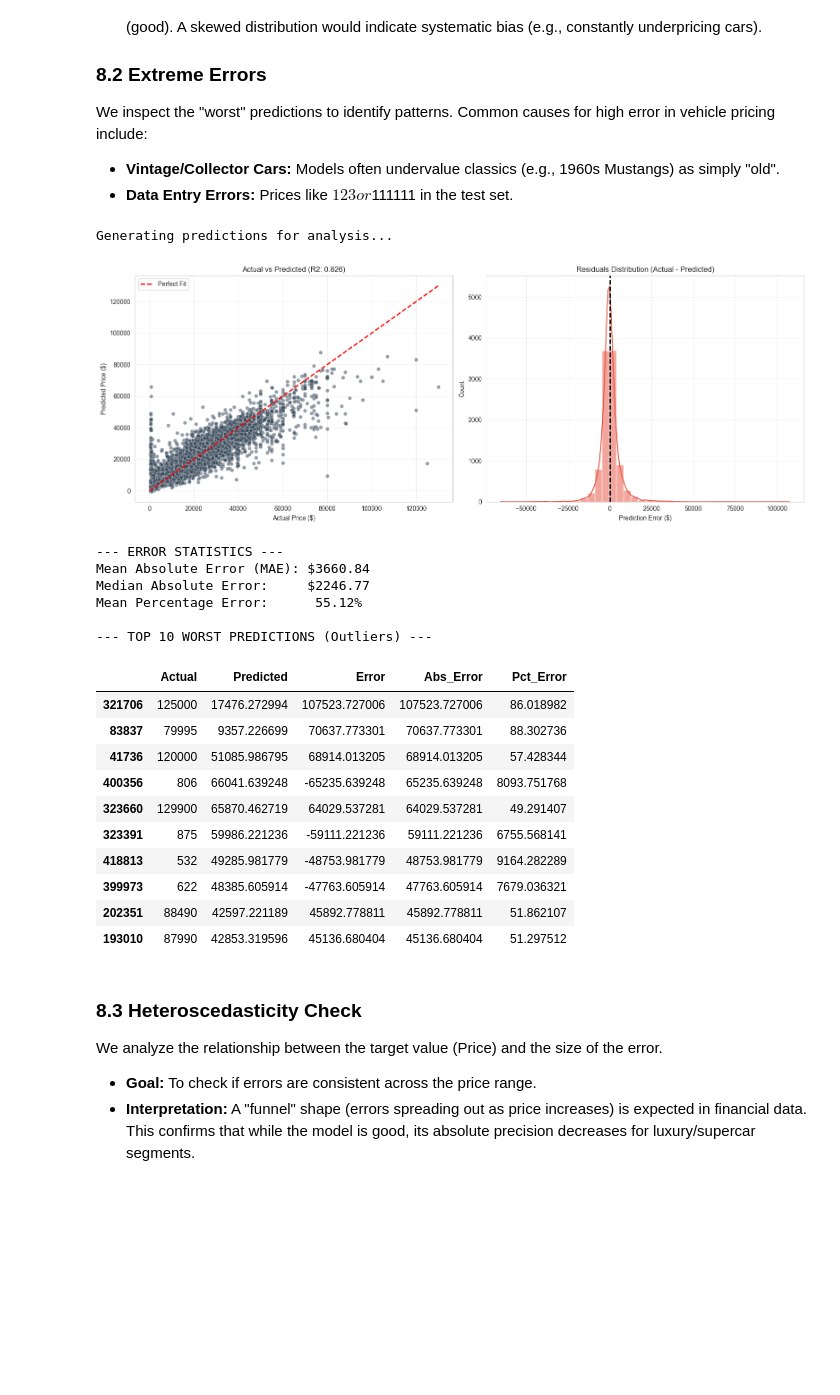
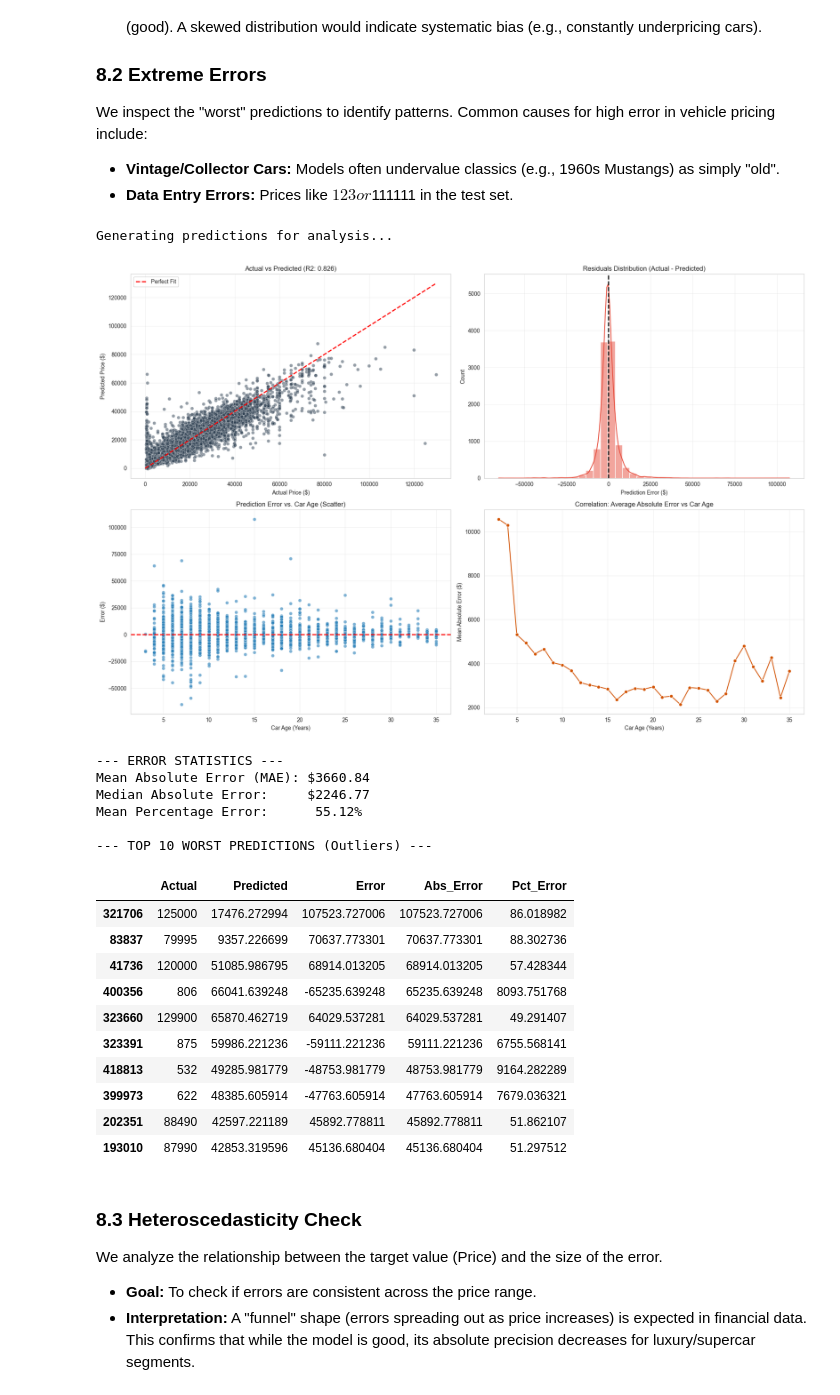
Before and after one commit to WojciechHrycenko/MachineLearning2, a Jupyter notebook: Regression - Used Cars/regression_user_cars.ipynb, the cells around one changed output. Saved outputs shown, nothing was run; the diff lists cells and outputs as text; code cells hidden in the pictures; blank space fills up the shorter version.

```diff
--- a/Regression - Used Cars/regression_user_cars.ipynb
+++ b/Regression - Used Cars/regression_user_cars.ipynb
@@ -1070,10 +1070,10 @@ df_analysis = pd.DataFrame({
 })
 
 # 3. Visualizations
-plt.figure(figsize=(16, 6))
+plt.figure(figsize=(18, 12))  # Increased height for 2x2 grid
 
 # Subplot 1: Actual vs Predicted
-plt.subplot(1, 2, 1)
+plt.subplot(2, 2, 1)
 sns.scatterplot(x='Actual', y='Predicted', data=df_analysis, alpha=0.5, color='#2c3e50')
 # Reference line (Perfect prediction)
 min_val = 0
@@ -1082,35 +1082,61 @@ plt.plot([min_val, max_val], [min_val, max_val], 'r--', lw=2, label='Perfect Fit
 plt.title(f'Actual vs Predicted (R2: {r2_vote:.3f})')
 plt.xlabel('Actual Price ($)')
 plt.ylabel('Predicted Price ($)')
 plt.legend()
 plt.grid(True, alpha=0.3)
 
 # Subplot 2: Residuals Distribution
-plt.subplot(1, 2, 2)
+plt.subplot(2, 2, 2)
 sns.histplot(df_analysis['Error'], kde=True, bins=40, color='#e74c3c')
 plt.axvline(x=0, color='black', linestyle='--', lw=2)
 plt.title('Residuals Distribution (Actual - Predicted)')
 plt.xlabel('Prediction Error ($)')
+plt.grid(True, alpha=0.3)
+
+# Prepare data for 3 & 4
+# We need to merge the error data with the original year/age data
+df_analysis_with_year = df_analysis.copy()
+# We map the index to get the year from the original dataset
+df_analysis_with_year['year'] = y_test.index.map(lambda idx: random_subset.loc[idx, 'year'])
+df_analysis_with_year['car_age'] = 2025 - df_analysis_with_year['year']
+
+# Subplot 3: Error vs Car Age (Scatter)
+plt.subplot(2, 2, 3)
+sns.scatterplot(data=df_analysis_with_year, x='car_age', y='Error', alpha=0.6, color='#2980b9')
+plt.axhline(y=0, color='r', linestyle='--', lw=2)
+plt.title('Prediction Error vs. Car Age (Scatter)')
+plt.xlabel('Car Age (Years)')
+plt.ylabel('Error ($)')
+plt.grid(True, alpha=0.3)
+
+# Subplot 4: Average Error vs Car Age (Correlation)
+plt.subplot(2, 2, 4)
+# Group by age and calculate mean absolute error to see performance trend
+avg_error_by_age = df_analysis_with_year.groupby('car_age')['Abs_Error'].mean().reset_index()
+sns.lineplot(x='car_age', y='Abs_Error', data=avg_error_by_age, color='#d35400', marker='o')
+plt.title('Correlation: Average Absolute Error vs Car Age')
+plt.xlabel('Car Age (Years)')
+plt.ylabel('Mean Absolute Error ($)')
 plt.grid(True, alpha=0.3)
 
 plt.tight_layout()
 plt.show()
 
 # 4. Quantitative Analysis
 print("\n--- ERROR STATISTICS ---")
 print(f"Mean Absolute Error (MAE): ${df_analysis['Abs_Error'].mean():.2f}")
 print(f"Median Absolute Error:     ${df_analysis['Abs_Error'].median():.2f}")
 print(f"Mean Percentage Error:      {df_analysis['Pct_Error'].mean():.2f}%")
 
 # 5. Inspect the biggest outliers (The "Why")
 print("\n--- TOP 10 WORST PREDICTIONS (Outliers) ---")
 # Join with original features (X_test) to see which cars they are
 # We need to inverse transform X_test to see original values if they were scaled,
 # but for simplicity, we look at the target errors here.
 display(df_analysis.sort_values(by='Abs_Error', ascending=False).head(10))
 # %% [output]
 Generating predictions for analysis...
-[figure, old version]
+[figure, new version]
 --- ERROR STATISTICS ---
 Mean Absolute Error (MAE): $3660.84
 Median Absolute Error:     $2246.77
```
Also changed, not shown: 1 other file.
